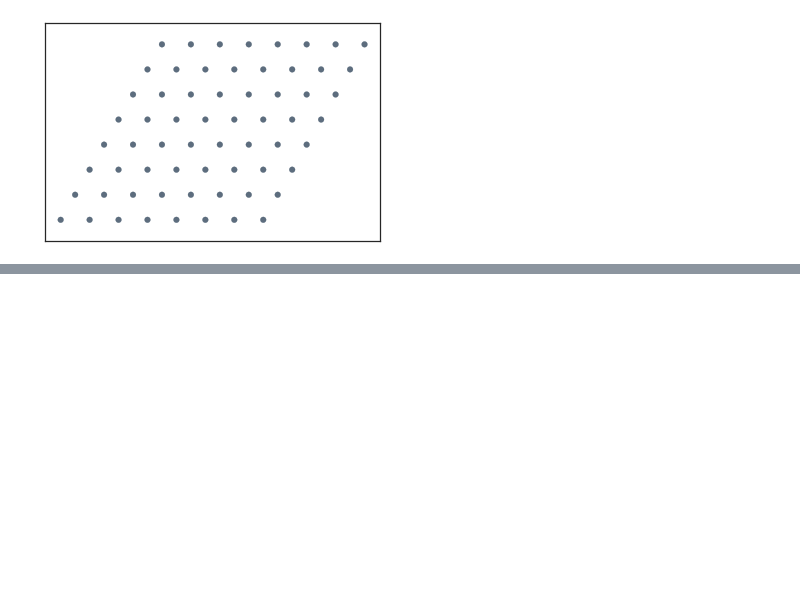
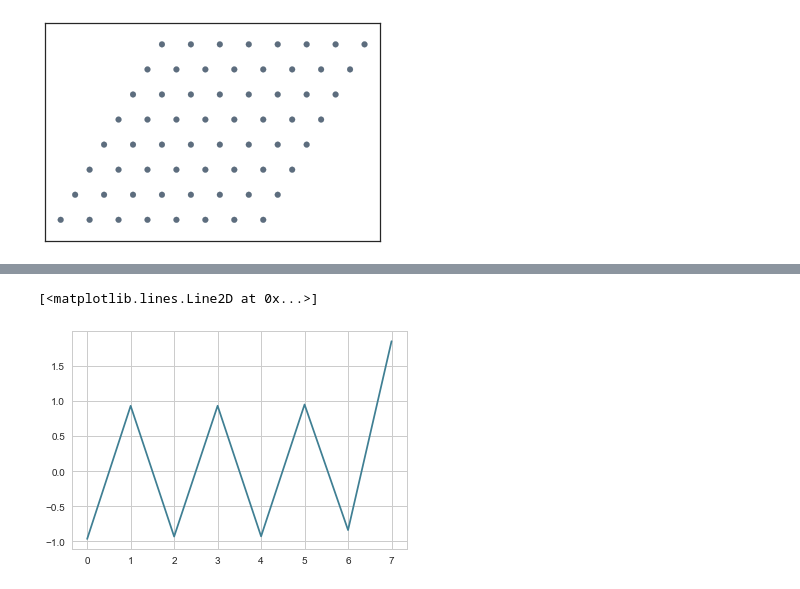
Before and after one commit to SriramanT/qmc_master_code, a Jupyter notebook: ANALYTICAL/src/hubbard-mf.ipynb, the cells around one changed output, grey strips where cells are left out. Saved outputs shown, nothing was run; the diff lists cells and outputs as text; code cells hidden in the pictures; blank space fills up the shorter version.

```diff
--- a/ANALYTICAL/src/hubbard-mf.ipynb
+++ b/ANALYTICAL/src/hubbard-mf.ipynb
@@ -1125,0 +1412,11 @@ U / N * np.dot(nUp, nDown)
+# %%
+nUpSite = np.zeros(Ny)
+nDownSite = np.zeros(Ny)
+for i in range(Ny):
+    nUpSite[i] = nUp[nOrb * i] + nUp[nOrb * i + 1] + nUp[nOrb * i + 2]
+    nDownSite[i] = nDown[nOrb * i] + nDown[nOrb * i + 1] + nDown[nOrb * i + 2]
+# %%
+plt.plot((nUpSite-nDownSite))
+# %% [output]
+[<matplotlib.lines.Line2D at 0x...>]
+[figure, added]
```
Also changed, not shown: parts of 21 cells of this notebook, 29 other files.
